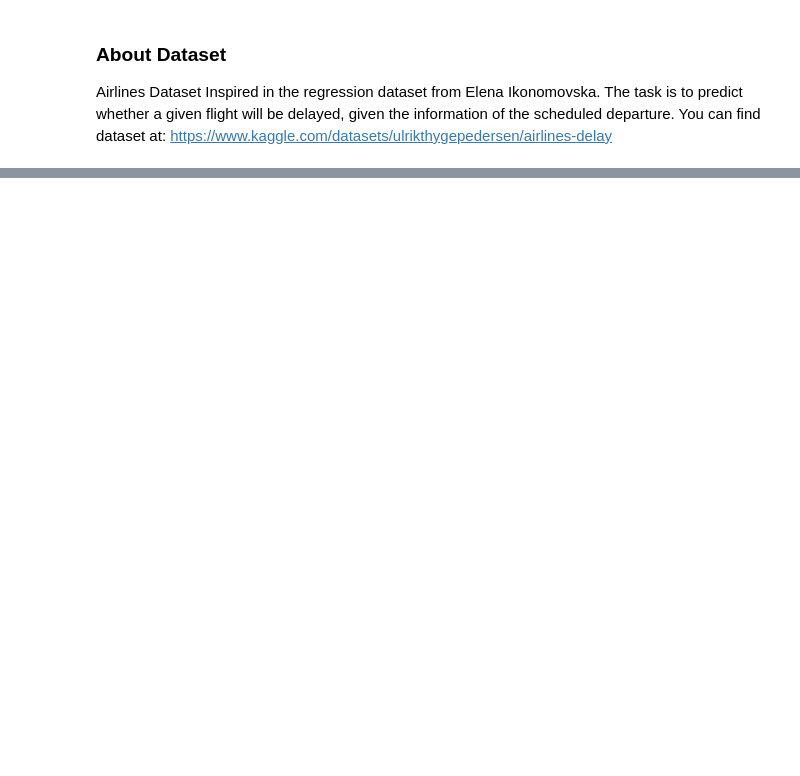
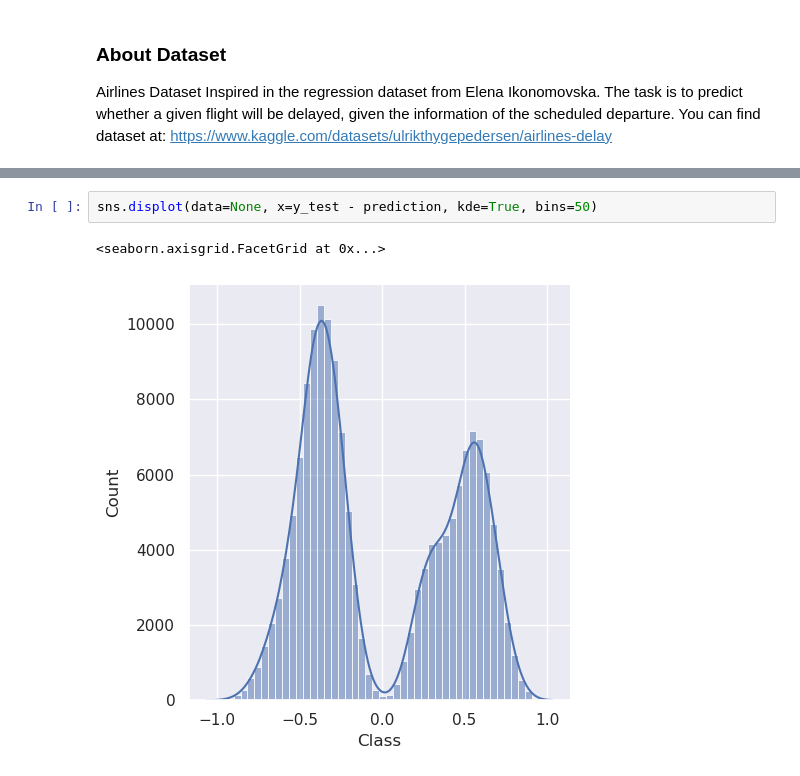
Before and after one commit to mahdi13830510/Airlines_delay_prediction, a Jupyter notebook: Airlines_delay.ipynb, the cells around one changed output, grey strips where cells are left out. Saved outputs shown, nothing was run; the diff lists cells and outputs as text; blank space fills up the shorter version.

```diff
--- a/Airlines_delay.ipynb
+++ b/Airlines_delay.ipynb
@@ -25,0 +150,5 @@ df.head()
+# %%
+sns.displot(data=None, x=y_test - prediction, kde=True, bins=50)
+# %% [output]
+<seaborn.axisgrid.FacetGrid at 0x...>
+[figure, added]
```
Also changed, not shown: parts of 38 cells of this notebook.
